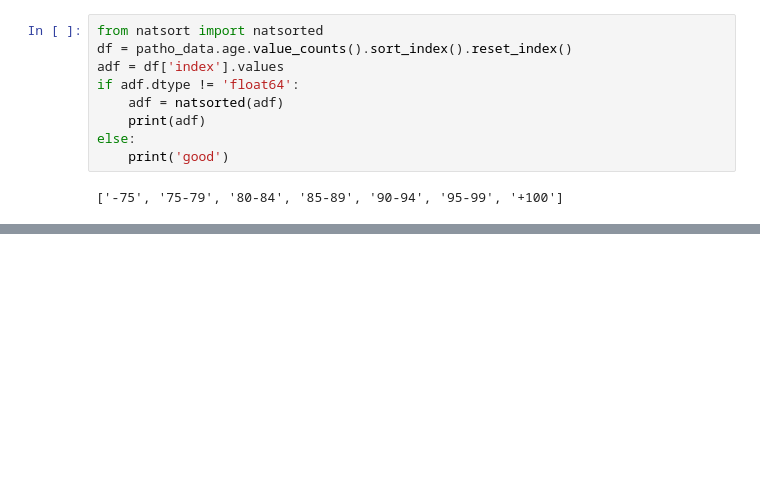
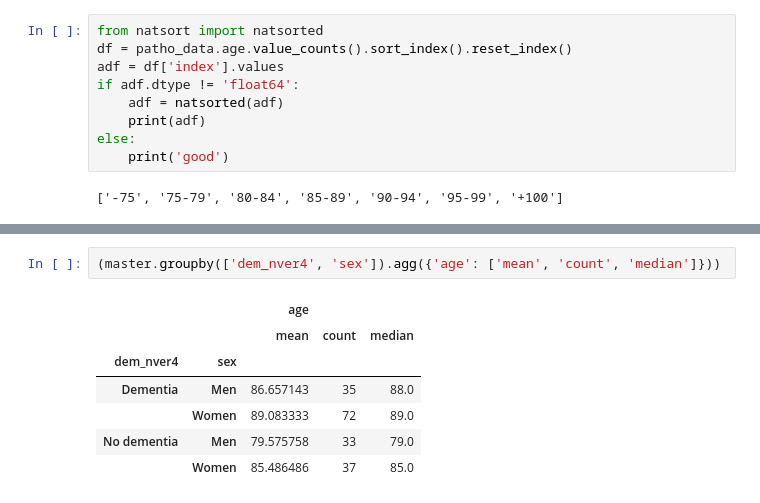
Before and after one commit to mdrajab/CFAS-ranking-code, a Jupyter notebook: python/1. CFAS Distribution and Correlation Figures.ipynb, the cells around one changed output, grey strips where cells are left out. Drawn from its saved outputs; the diff is of its cells as text; blank space fills up the shorter version.

```diff
--- a/python/1. CFAS Distribution and Correlation Figures.ipynb
+++ b/python/1. CFAS Distribution and Correlation Figures.ipynb
@@ -474,0 +501,10 @@ plt.savefig('Figures/spearman_correlation_heatmap.pdf',dpi=300, bbox_inches="tig
+# %%
+(master.groupby(['dem_nver4', 'sex']).agg({'age': ['mean', 'count', 'median']}))
+# %% [output]
+|  |  | age |  |  |
+|  |  | mean | count | median |
+| dem_nver4 | sex |  |  |  |
+| Dementia | Men | 86.657143 | 35 | 88.0 |
+|  | Women | 89.083333 | 72 | 89.0 |
+| No dementia | Men | 79.575758 | 33 | 79.0 |
+|  | Women | 85.486486 | 37 | 85.0 |
```
Also changed, not shown: parts of 6 cells of this notebook, 3 other files.
